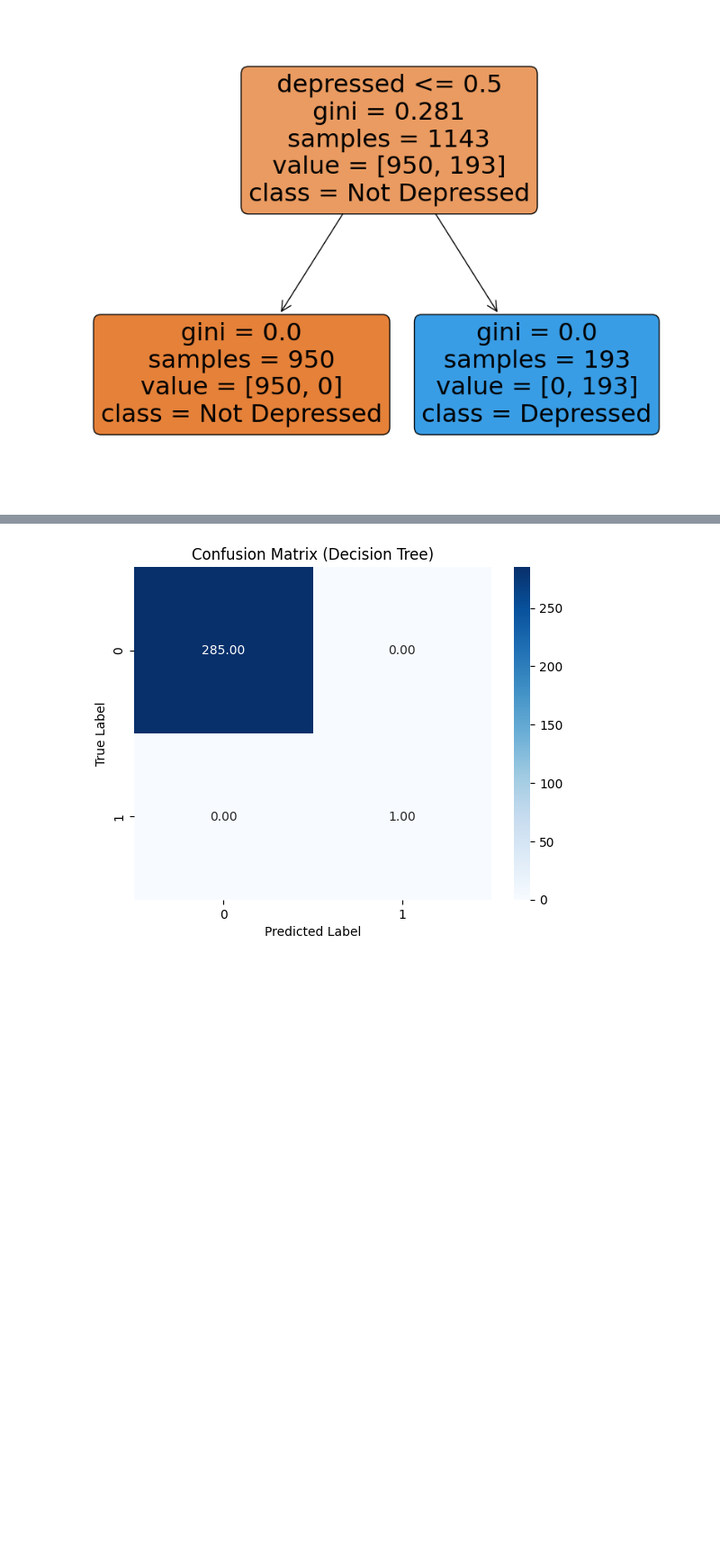
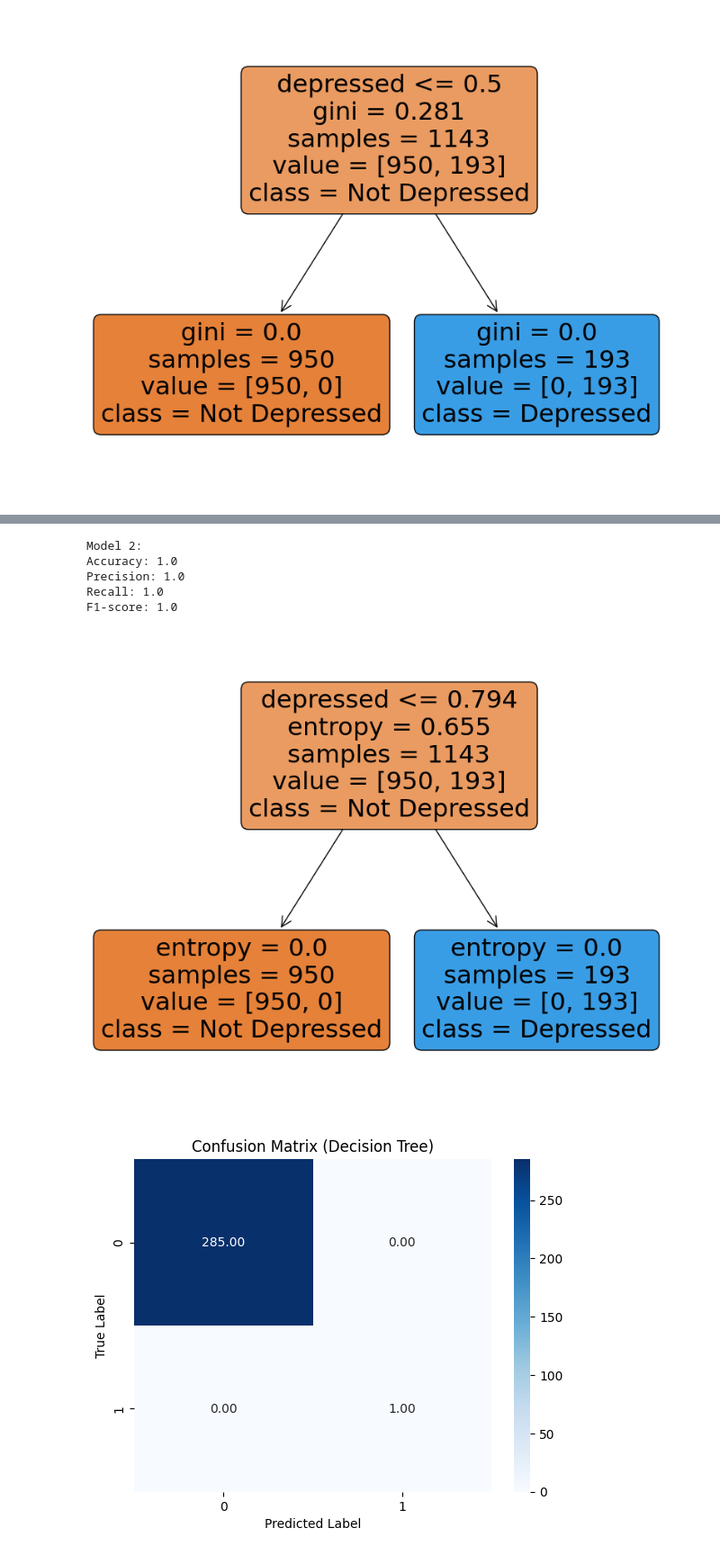
Before and after one commit to WilkinsKimori/UEL-CN-7000-46613, a Jupyter notebook: Real_Code_Running.ipynb, the cells around one changed output, grey strips where cells are left out. Shown at 90% size. Saved outputs shown, nothing was run; the diff lists cells and outputs as text; code cells hidden in the pictures; blank space fills up the shorter version.

```diff
--- a/Real_Code_Running.ipynb
+++ b/Real_Code_Running.ipynb
@@ -543,3 +575,49 @@ F1-score: 1.0
+# %%
+from sklearn.tree import DecisionTreeClassifier
+from sklearn.metrics import accuracy_score, precision_score, recall_score, f1_score
+
+# Create the decision tree model with custom hyperparameters
+model2 = DecisionTreeClassifier(criterion='entropy', splitter='random', max_depth=15, min_samples_split=10, min_samples_leaf=5)
+
+# Train the model
+model2.fit(df_train, df_train['depressed'])
+
+# Make predictions
+dtc_pred2 = model2.predict(df_test)
+
+# Calculate the accuracy, precision, recall, and F1-score
+accuracy2 = accuracy_score(df_test['depressed'], dtc_pred2)
+precision2 = precision_score(df_test['depressed'], dtc_pred2)
+recall2 = recall_score(df_test['depressed'], dtc_pred2)
+
+# Calculate the F1-score and assign it to a variable
+f1_score2 = f1_score(df_test['depressed'], dtc_pred2)
+
+# Print the metrics
+print('Model 2:')
+print('Accuracy:', accuracy2)
+print('Precision:', precision2)
+print('Recall:', recall2)
+print('F1-score:', f1_score2)
+
+
+# Plot the decision tree
+plt.figure(figsize=(10, 8))
+plot_tree(
+    model2,
+    feature_names=df_train.columns,
+    class_names=['Not Depressed', 'Depressed'],
+    rounded=True,
+    filled=True
+)
+plt.show()
+# %% [output]
+Model 2:
+Accuracy: 1.0
+Precision: 1.0
+Recall: 1.0
+F1-score: 1.0
+[figure, added]
 # %%
 import matplotlib.pyplot as plt
 import seaborn as sns
```
Also changed, not shown: parts of 14 cells of this notebook.
